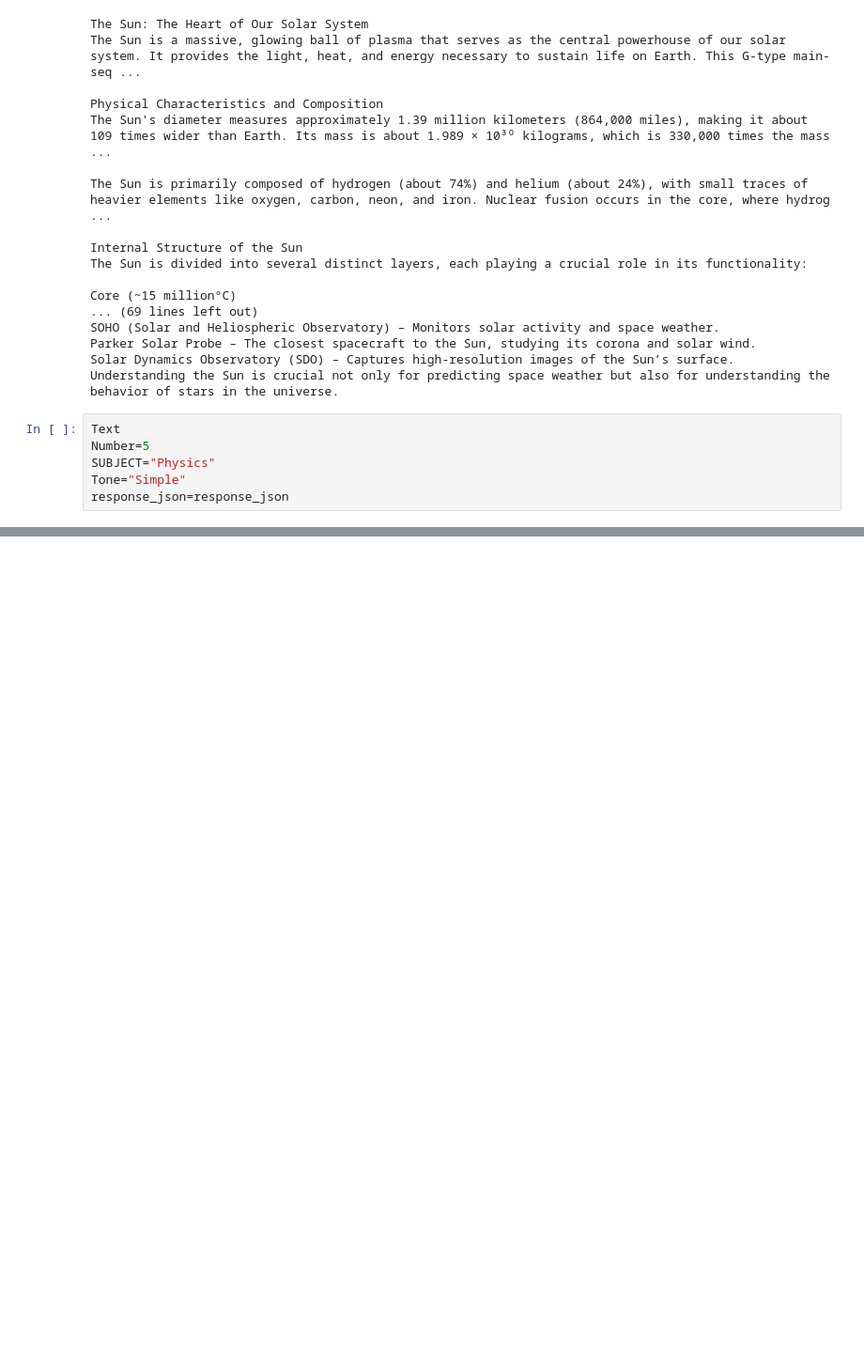
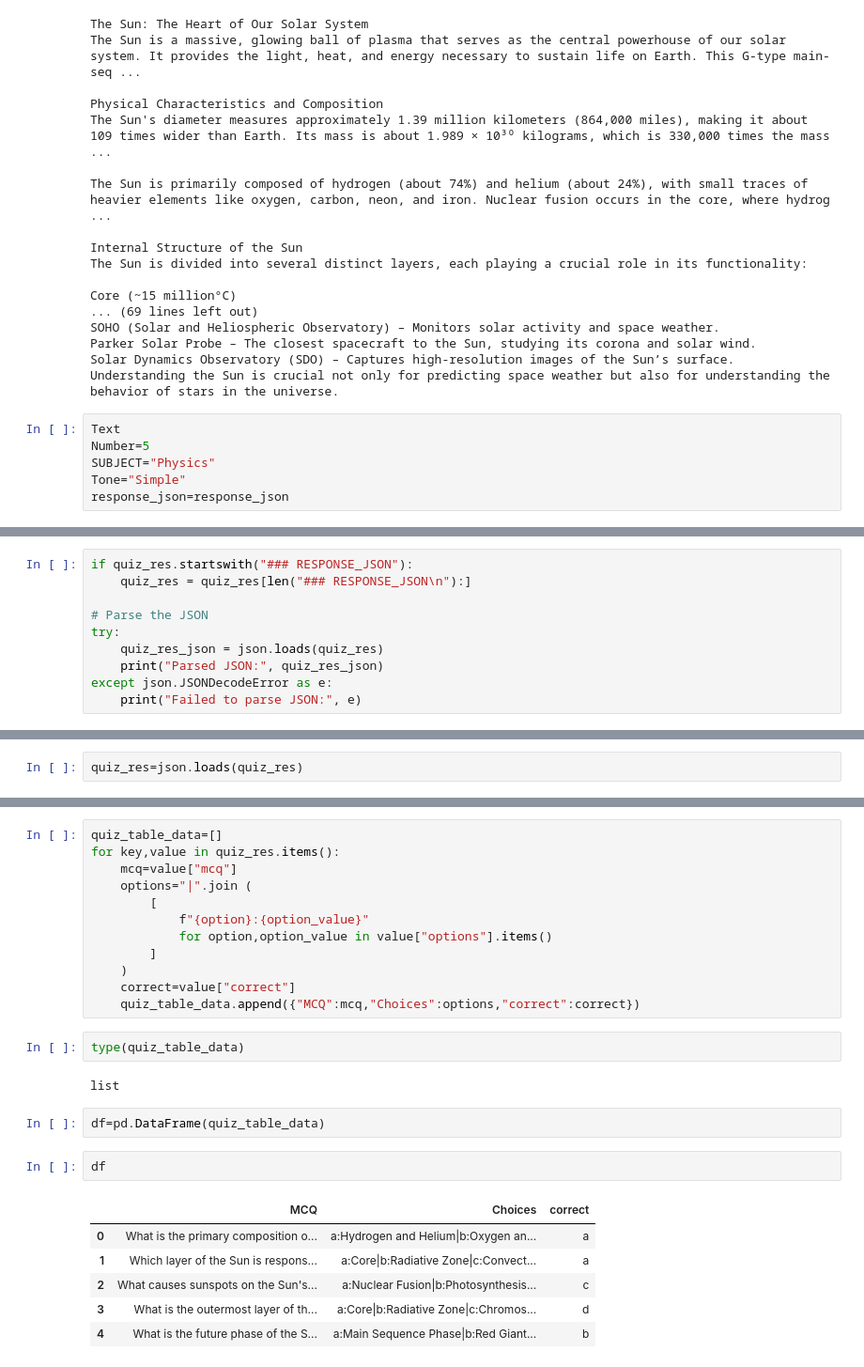
Before and after one commit to rsuraj24/GenAI, a Jupyter notebook: experiment/mcqgen.ipynb, the cells around one changed output, grey strips where cells are left out. Shown at 94% size. Drawn from its saved outputs; the diff is of its cells as text; blank space fills up the shorter version.

```diff
--- a/experiment/mcqgen.ipynb
+++ b/experiment/mcqgen.ipynb
@@ -160,0 +214,10 @@ with get_openai_callback() as cb:
+# %%
+if quiz_res.startswith("### RESPONSE_JSON"):
+    quiz_res = quiz_res[len("### RESPONSE_JSON\n"):]
+
+# Parse the JSON
+try:
+    quiz_res_json = json.loads(quiz_res)
+    print("Parsed JSON:", quiz_res_json)
+except json.JSONDecodeError as e:
+    print("Failed to parse JSON:", e)
@@ -160,0 +230,2 @@ with get_openai_callback() as cb:
+# %%
+quiz_res=json.loads(quiz_res)
@@ -160,0 +266,27 @@ with get_openai_callback() as cb:
+# %%
+quiz_table_data=[]
+for key,value in quiz_res.items():
+    mcq=value["mcq"]
+    options="|".join (
+        [
+            f"{option}:{option_value}"
+            for option,option_value in value["options"].items()
+        ]
+    )
+    correct=value["correct"]
+    quiz_table_data.append({"MCQ":mcq,"Choices":options,"correct":correct})
+# %%
+type(quiz_table_data)
+# %% [output]
+list
+# %%
+df=pd.DataFrame(quiz_table_data)
+# %%
+df
+# %% [output]
+|  | MCQ | Choices | correct |
+| 0 | What is the primary composition o... | a:Hydrogen and Helium|b:Oxygen an... | a |
+| 1 | Which layer of the Sun is respons... | a:Core|b:Radiative Zone|c:Convect... | a |
+| 2 | What causes sunspots on the Sun's... | a:Nuclear Fusion|b:Photosynthesis... | c |
+| 3 | What is the outermost layer of th... | a:Core|b:Radiative Zone|c:Chromos... | d |
+| 4 | What is the future phase of the S... | a:Main Sequence Phase|b:Red Giant... | b |
```
Also changed, not shown: parts of 11 cells of this notebook.
